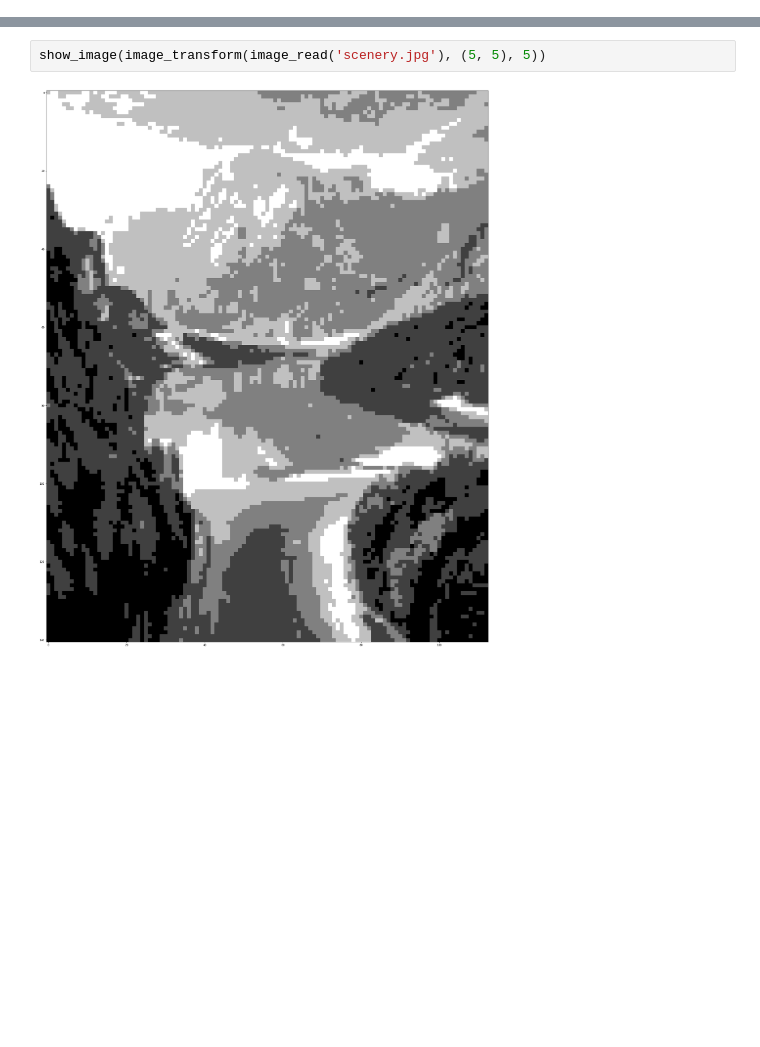
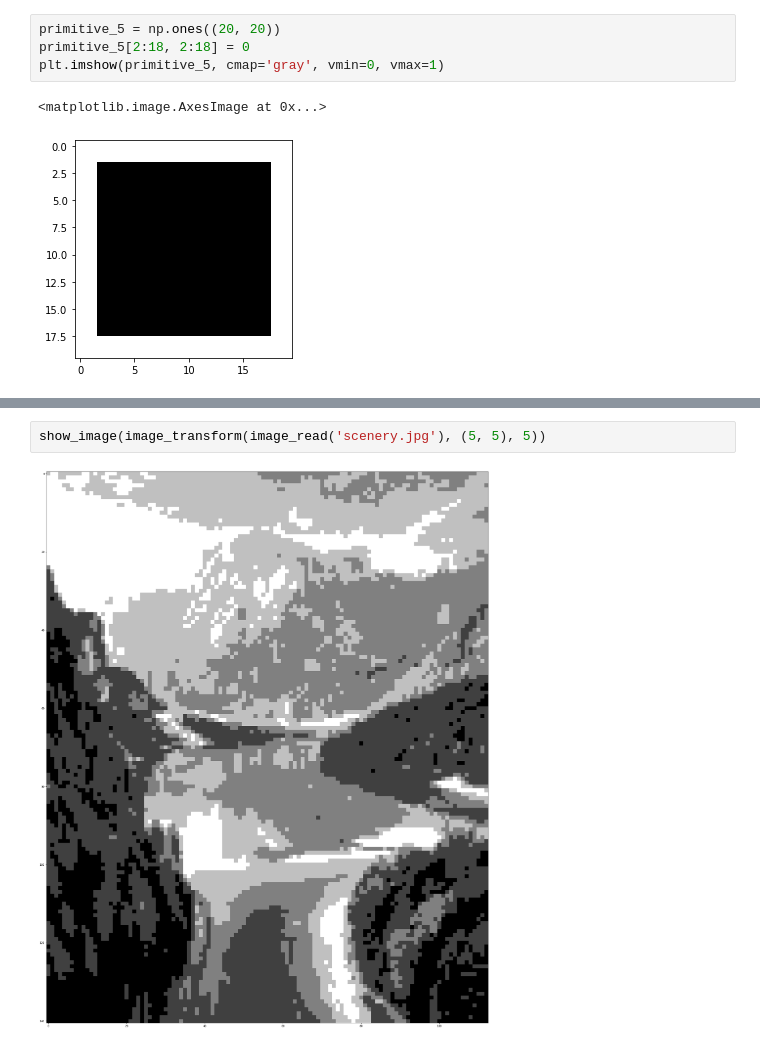
Before and after one commit to happy-unicorn/lego-picture-mapper, a Jupyter notebook: lego-picture-mapper.ipynb, the cells around one changed output, grey strips where cells are left out. Drawn from its saved outputs; the diff is of its cells as text; blank space fills up the shorter version.

```diff
--- a/lego-picture-mapper.ipynb
+++ b/lego-picture-mapper.ipynb
@@ -53,0 +59,7 @@ def show_image(image):
+# %%
+primitive_5 = np.ones((20, 20))
+primitive_5[2:18, 2:18] = 0
+plt.imshow(primitive_5, cmap='gray', vmin=0, vmax=1)
+# %% [output]
+<matplotlib.image.AxesImage at 0x...>
+[figure, added]
```
Also changed, not shown: parts of 10 cells of this notebook, 5 other files.
